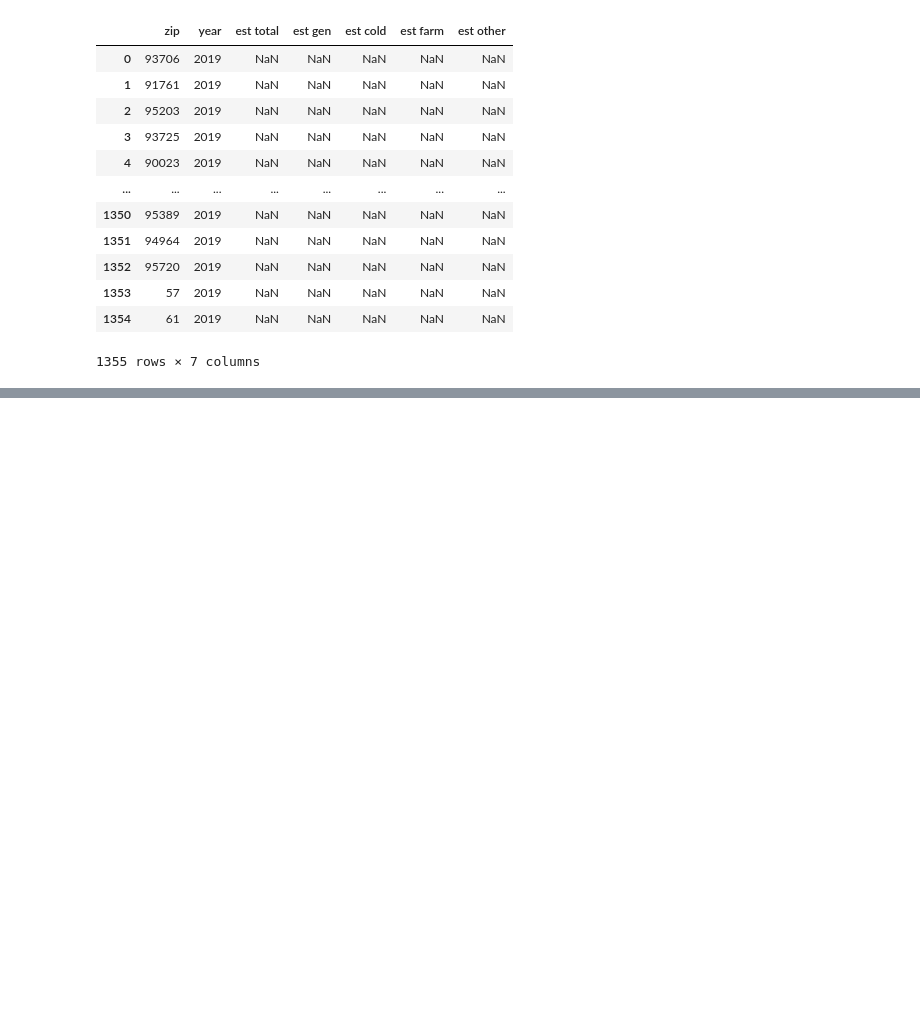
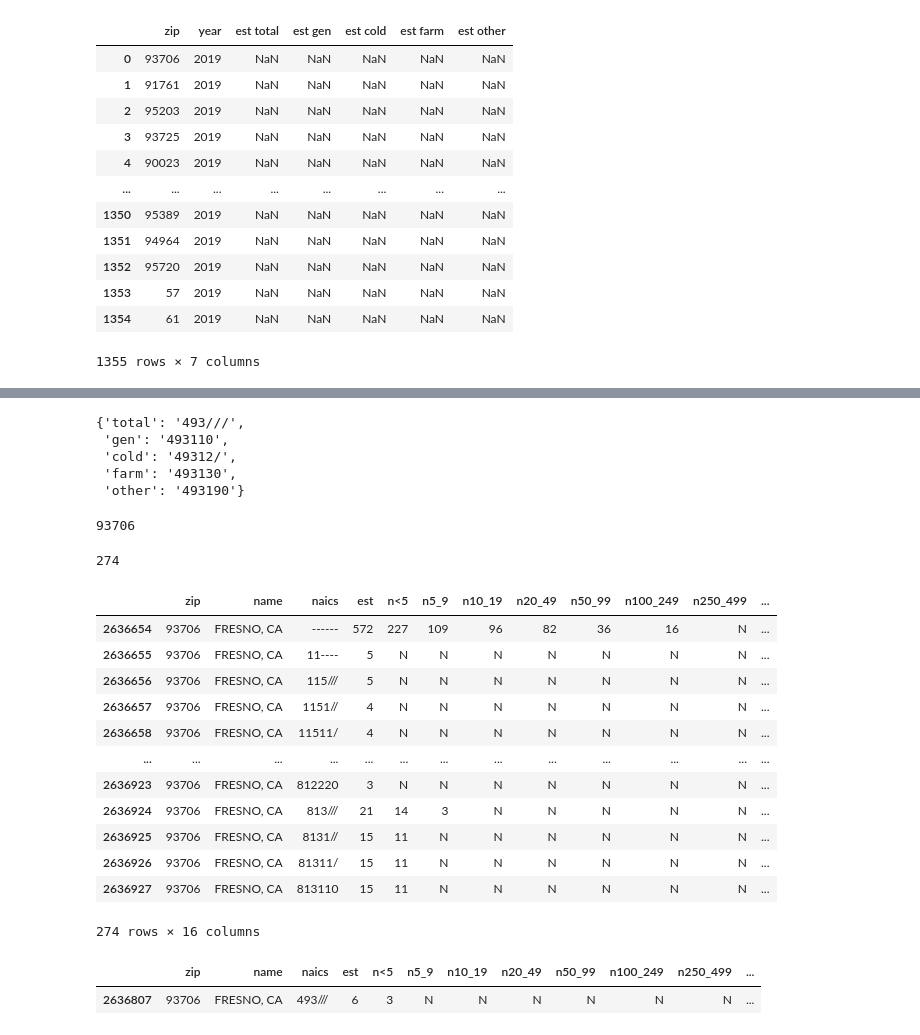
Before and after one commit to gigi-codes/warehouse_density, a Jupyter notebook: David/4_summarizingZipsandWarehouses.ipynb, the cells around one changed output, grey strips where cells are left out. Saved outputs shown, nothing was run; the diff lists cells and outputs as text; code cells hidden in the pictures; blank space fills up the shorter version.

Commit message:
first business counts by zip saved"

```diff
--- a/David/4_summarizingZipsandWarehouses.ipynb
+++ b/David/4_summarizingZipsandWarehouses.ipynb
@@ -486,0 +424,36 @@ zbp19_cali
+# %%
+business_filter_dict
+# %% [output]
+{'total': '493///',
+ 'gen': '493110',
+ 'cold': '49312/',
+ 'farm': '493130',
+ 'other': '493190'}
+# %%
+unique_zips[0]
+# %% [output]
+93706
+# %%
+zip_filter = zbp19['zip'].apply(lambda zipcode: zipcode == 93706)
+# %%
+zip_filter.sum()
+# %% [output]
+274
+# %%
+this_zip_df_19 = zbp19[zip_filter]
+# %%
+this_zip_df_19
+# %% [output]
+|  | zip | name | naics | est | n<5 | n5_9 | n10_19 | n20_49 | n50_99 | n100_249 | n250_499 | ... |
+| 2636654 | 93706 | FRESNO, CA | ------ | 572 | 227 | 109 | 96 | 82 | 36 | 16 | N | ... |
+| 2636655 | 93706 | FRESNO, CA | 11---- | 5 | N | N | N | N | N | N | N | ... |
+| 2636656 | 93706 | FRESNO, CA | 115/// | 5 | N | N | N | N | N | N | N | ... |
+| 2636657 | 93706 | FRESNO, CA | 1151// | 4 | N | N | N | N | N | N | N | ... |
+| 2636658 | 93706 | FRESNO, CA | 11511/ | 4 | N | N | N | N | N | N | N | ... |
+| ... | ... | ... | ... | ... | ... | ... | ... | ... | ... | ... | ... | ... |
+| 2636923 | 93706 | FRESNO, CA | 812220 | 3 | N | N | N | N | N | N | N | ... |
+| 2636924 | 93706 | FRESNO, CA | 813/// | 21 | 14 | 3 | N | N | N | N | N | ... |
+| 2636925 | 93706 | FRESNO, CA | 8131// | 15 | 11 | N | N | N | N | N | N | ... |
+| 2636926 | 93706 | FRESNO, CA | 81311/ | 15 | 11 | N | N | N | N | N | N | ... |
+| 2636927 | 93706 | FRESNO, CA | 813110 | 15 | 11 | N | N | N | N | N | N | ... |
+274 rows × 16 columns
@@ -486,0 +462,6 @@ zbp19_cali
+# %%
+this_zip_business_df_19 = this_zip_df_19[this_business_filter]
+this_zip_business_df_19
+# %% [output]
+|  | zip | name | naics | est | n<5 | n5_9 | n10_19 | n20_49 | n50_99 | n100_249 | n250_499 | ... |
+| 2636807 | 93706 | FRESNO, CA | 493/// | 6 | 3 | N | N | N | N | N | N | ... |
```
Also changed, not shown: parts of 22 cells of this notebook, 2 other files.
